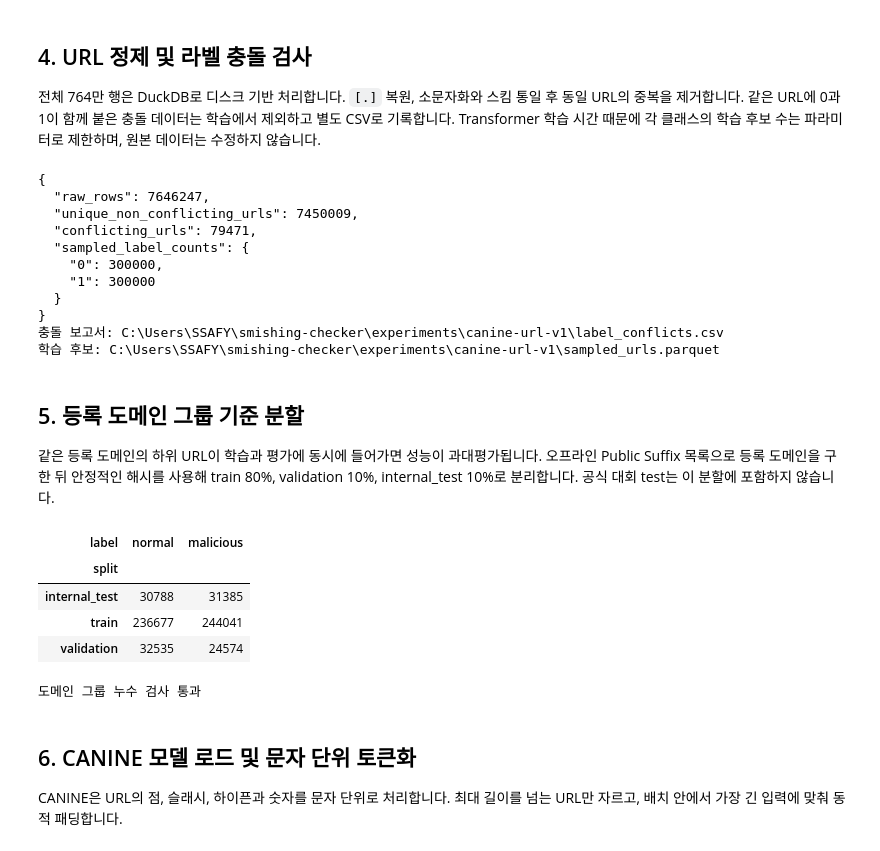
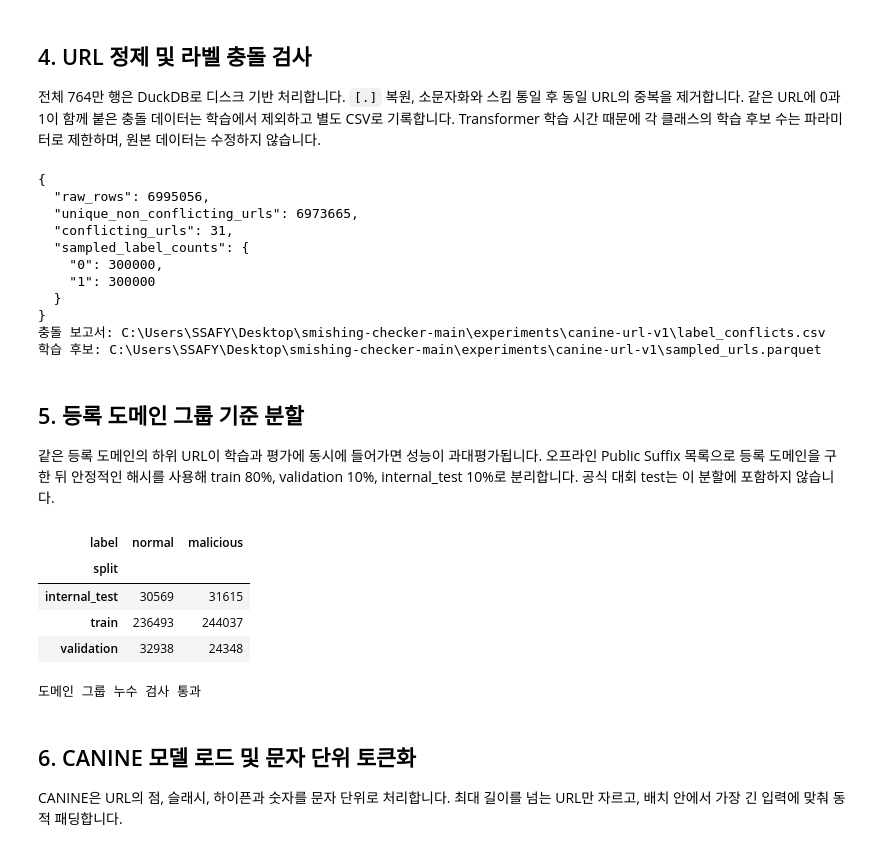
Before and after one commit to Weble21/smishing-checker, a Jupyter notebook: url-transformer-finetuning.ipynb, the cells around one changed output. Cells and saved outputs as stored; diff of their text form; code cells hidden in the pictures.

Commit message:
url model train

```diff
--- a/url-transformer-finetuning.ipynb
+++ b/url-transformer-finetuning.ipynb
@@ -47,18 +46,19 @@ set_seed(SEED)
 
 def find_project_dir(start: Path) -> Path:
     for candidate in (start.resolve(), *start.resolve().parents):
-        if (candidate / 'dataset' / 'open' / 'train.csv').is_file():
+        if (candidate / 'dataset' / 'url-training' / 'open' / 'train.csv').is_file():
             return candidate
     colab_candidate = Path('/content/smishing-checker')
-    if (colab_candidate / 'dataset' / 'open' / 'train.csv').is_file():
+    if (colab_candidate / 'dataset' / 'url-training' / 'open' / 'train.csv').is_file():
         return colab_candidate
-    raise FileNotFoundError('dataset/open/train.csv가 있는 저장소 루트에서 실행하세요.')
+    raise FileNotFoundError('dataset/url-training/open/train.csv가 있는 저장소 루트에서 실행하세요.')
 
 PROJECT_DIR = find_project_dir(Path.cwd())
-DATA_DIR = PROJECT_DIR / 'dataset'
+DATA_DIR = PROJECT_DIR / 'dataset' / 'url-training'
 OPEN_TRAIN_PATH = DATA_DIR / 'open' / 'train.csv'
 OPEN_TEST_PATH = DATA_DIR / 'open' / 'test.csv'
-ARCHIVE_PATH = DATA_DIR / 'archive' / 'malicious_phish.csv'
+sys.path.insert(0, str(PROJECT_DIR / 'ocr-service'))
+from smishing_api.url_features import INPUT_SCHEMA, model_document, url_structure_features
 RUN_DIR = PROJECT_DIR / 'experiments' / RUN_NAME
 RUN_DIR.mkdir(parents=True, exist_ok=True)
 
@@ -167,16 +172,6 @@ CREATE OR REPLACE TABLE normalized_rows AS
 WITH combined AS (
     SELECT URL AS raw_url, CAST(label AS UTINYINT) AS label, 'open' AS source
     FROM read_csv('{sql_path(OPEN_TRAIN_PATH)}', header=true, all_varchar=true)
-    UNION ALL
-    SELECT url AS raw_url,
-           CASE lower(trim(type))
-               WHEN 'benign' THEN 0
-               WHEN 'phishing' THEN 1
-               WHEN 'defacement' THEN 1
-               WHEN 'malware' THEN 1
-           END AS label,
-           'archive' AS source
-    FROM read_csv('{sql_path(ARCHIVE_PATH)}', header=true, all_varchar=true)
 ), cleaned AS (
     SELECT trim(replace(lower(raw_url), '[.]', '.')) AS value, label, source
     FROM combined
@@ -242,16 +237,16 @@ print('충돌 보고서:', CONFLICT_PATH)
 print('학습 후보:', SAMPLED_PATH)
 # %% [output]
 {
-  "raw_rows": 7646247,
-  "unique_non_conflicting_urls": 7450009,
-  "conflicting_urls": 79471,
+  "raw_rows": 6995056,
+  "unique_non_conflicting_urls": 6973665,
+  "conflicting_urls": 31,
   "sampled_label_counts": {
     "0": 300000,
     "1": 300000
   }
 }
-충돌 보고서: C:\Users\SSAFY\smishing-checker\experiments\canine-url-v1\label_conflicts.csv
-학습 후보: C:\Users\SSAFY\smishing-checker\experiments\canine-url-v1\sampled_urls.parquet
+충돌 보고서: C:\Users\SSAFY\Desktop\smishing-checker-main\experiments\canine-url-v1\label_conflicts.csv
+학습 후보: C:\Users\SSAFY\Desktop\smishing-checker-main\experiments\canine-url-v1\sampled_urls.parquet
 # %% [markdown]
 ## 5. 등록 도메인 그룹 기준 분할
 
@@ -263,6 +258,11 @@ import tldextract
 
 extract_domain = tldextract.TLDExtract(suffix_list_urls=())
 sampled_df = pd.read_parquet(SAMPLED_PATH)
+sampled_df['path_depth'] = sampled_df['normalized_url'].str.count('/')
+sampled_df['max_numeric_sequence'] = sampled_df['normalized_url'].apply(
+    lambda value: url_structure_features(value)[1]
+)
+sampled_df['model_input'] = sampled_df['normalized_url'].map(model_document)
 
 def safe_hostname(url: str) -> str:
     try:
@@ -296,37 +296,38 @@ def group_split(domain: str) -> str:
     if bucket < 2_000:
         return 'validation'
     return 'train'
 
 sampled_df['domain_group'] = sampled_df['normalized_url'].map(registered_domain)
 sampled_df['split'] = sampled_df['domain_group'].map(group_split)
 
 split_paths = {}
 for split_name in ('train', 'validation', 'internal_test'):
     split_path = RUN_DIR / f'{split_name}.parquet'
     sampled_df.loc[sampled_df['split'].eq(split_name), [
-        'normalized_url', 'label', 'source', 'domain_group'
+        'normalized_url', 'path_depth', 'max_numeric_sequence', 'model_input',
+        'label', 'source', 'domain_group'
     ]].to_parquet(split_path, index=False)
     split_paths[split_name] = split_path
 
 domain_sets = {
     name: set(sampled_df.loc[sampled_df['split'].eq(name), 'domain_group'])
     for name in split_paths
 }
 assert domain_sets['train'].isdisjoint(domain_sets['validation'])
 assert domain_sets['train'].isdisjoint(domain_sets['internal_test'])
 assert domain_sets['validation'].isdisjoint(domain_sets['internal_test'])
 
 split_summary = pd.crosstab(sampled_df['split'], sampled_df['label']).rename(
     columns={0: 'normal', 1: 'malicious'}
 )
 display(split_summary)
 print('도메인 그룹 누수 검사 통과')
 # %% [output]
 | label | normal | malicious |
 | split |  |  |
-| internal_test | 30788 | 31385 |
-| train | 236677 | 244041 |
-| validation | 32535 | 24574 |
+| internal_test | 30569 | 31615 |
+| train | 236493 | 244037 |
+| validation | 32938 | 24348 |
 도메인 그룹 누수 검사 통과
 # %% [markdown]
 ## 6. CANINE 모델 로드 및 문자 단위 토큰화
```
Also changed, not shown: parts of 12 cells of this notebook, 7 other files.
